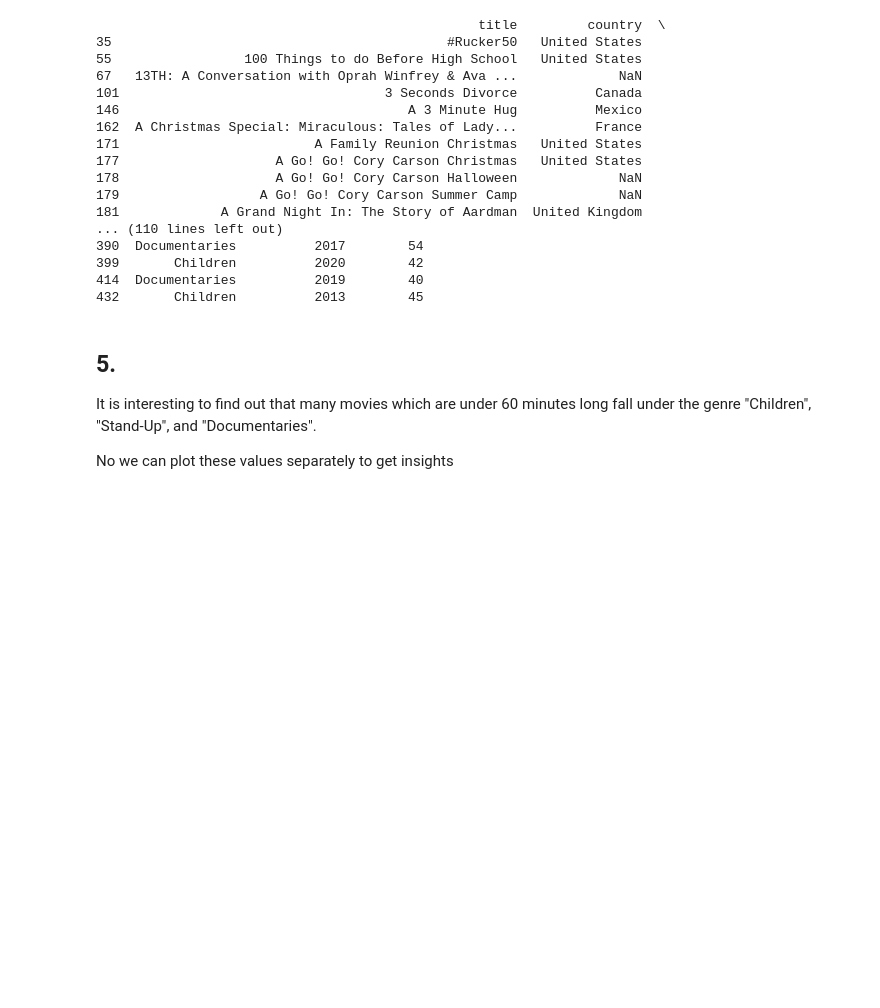
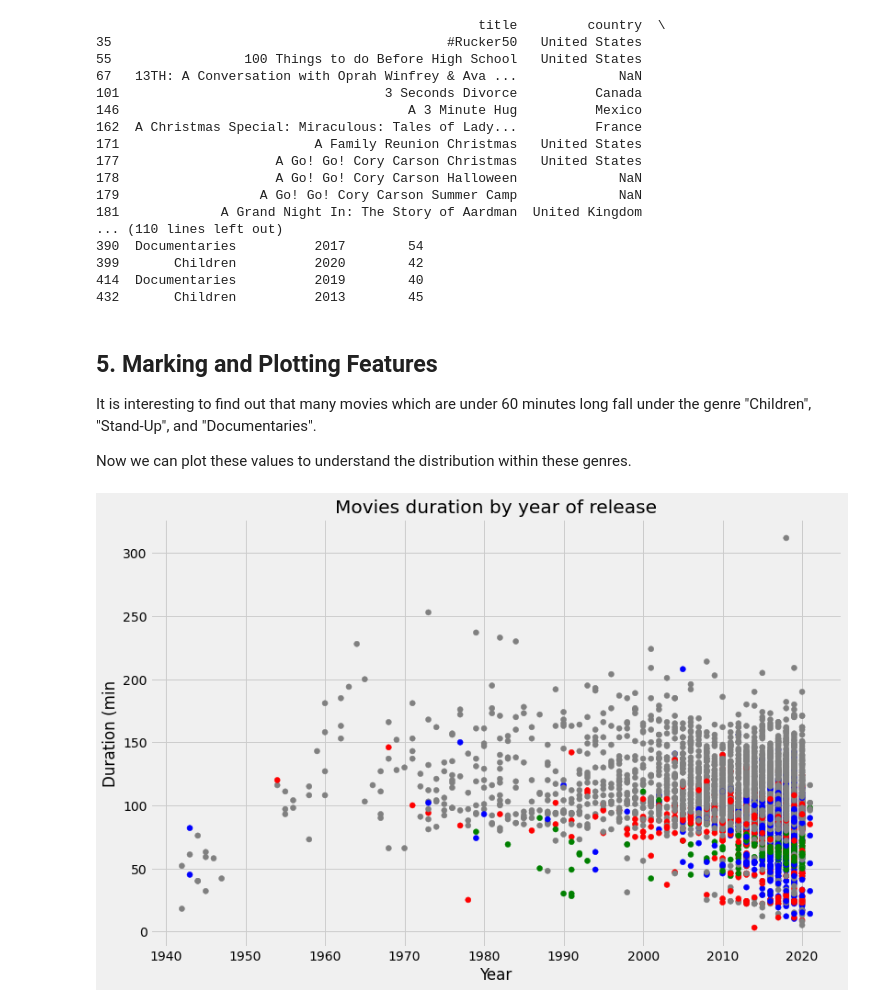
Before and after one commit to mdarshad1000/BeeHappy-Microsoft-Engage-22, a Jupyter notebook: Netflix_Movie_Length_Analysis.ipynb, the cells around one changed output. Saved outputs shown, nothing was run; the diff lists cells and outputs as text; code cells hidden in the pictures; blank space fills up the shorter version.

```diff
--- a/Netflix_Movie_Length_Analysis.ipynb
+++ b/Netflix_Movie_Length_Analysis.ipynb
@@ -156,7 +156,7 @@ print(short_movies.head(30))
 414  Documentaries          2019        40
 432       Children          2013        45
 # %% [markdown]
-## 5.
+## 5. Marking and Plotting Features
 It is interesting to find out that many movies which are under 60 minutes long fall under the genre "Children", "Stand-Up", and "Documentaries".
 
-No we can plot these values separately to get insights
+Now we can plot these values to understand the distribution within these genres.
@@ -164,0 +163,33 @@ I
+# %%
+# Define an empty list
+colours = []
+
+# Iterate over rows of "genre" column in the DataFrame
+for item in netflix_movies_subset_df['genre']:
+
+  if item == 'Children':
+    colours.append('Red')
+
+  elif item == 'Documentaries':
+    colours.append('Blue')
+
+  elif item == 'Stand-Up':
+    colours.append('Green')
+
+  else:
+    colours.append('Gray')
+# %%
+# Setting figure style and size
+plt.style.use('fivethirtyeight')
+fig = plt.figure(figsize=(12,8))
+
+# Create a scatter plot of release year vs duration
+plt.scatter(netflix_movies_subset_df['release_year'], netflix_movies_subset_df['duration'], c=colours)
+plt.title('Movies duration by year of release')
+plt.xlabel('Year')
+plt.ylabel('Duration (min')
+
+# Show the plot
+plt.show()
+# %% [output]
+[figure, added]
```
Also changed, not shown: parts of 1 cell of this notebook.
